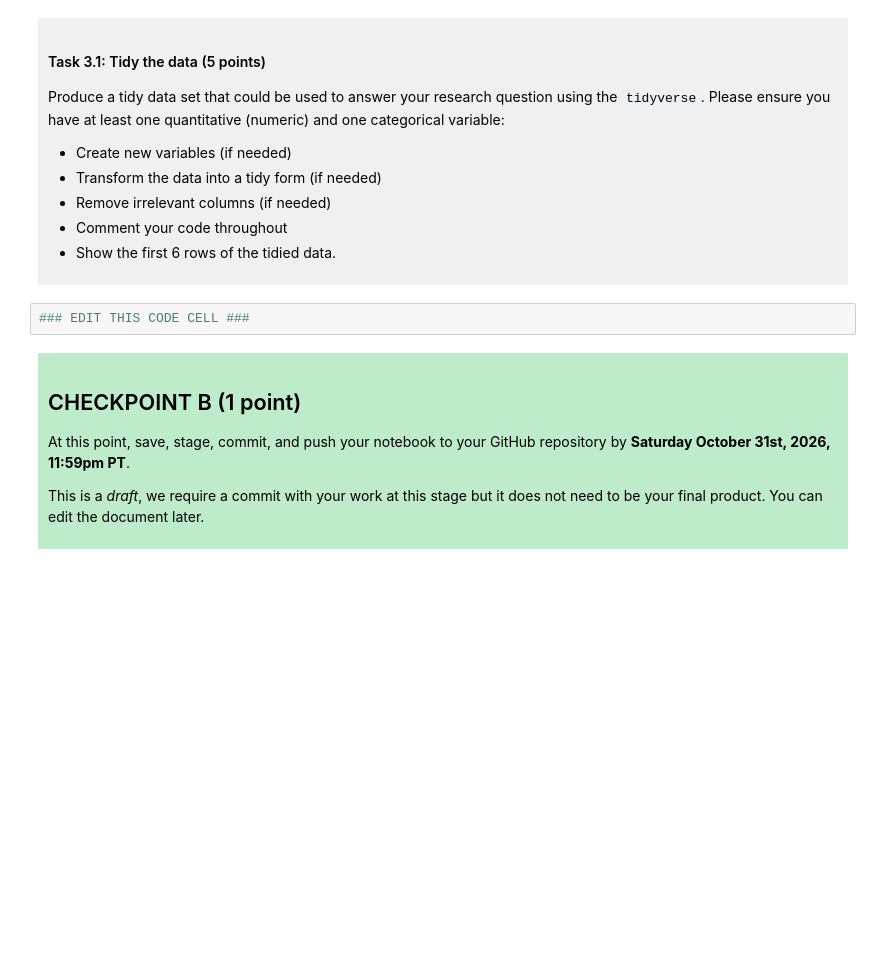
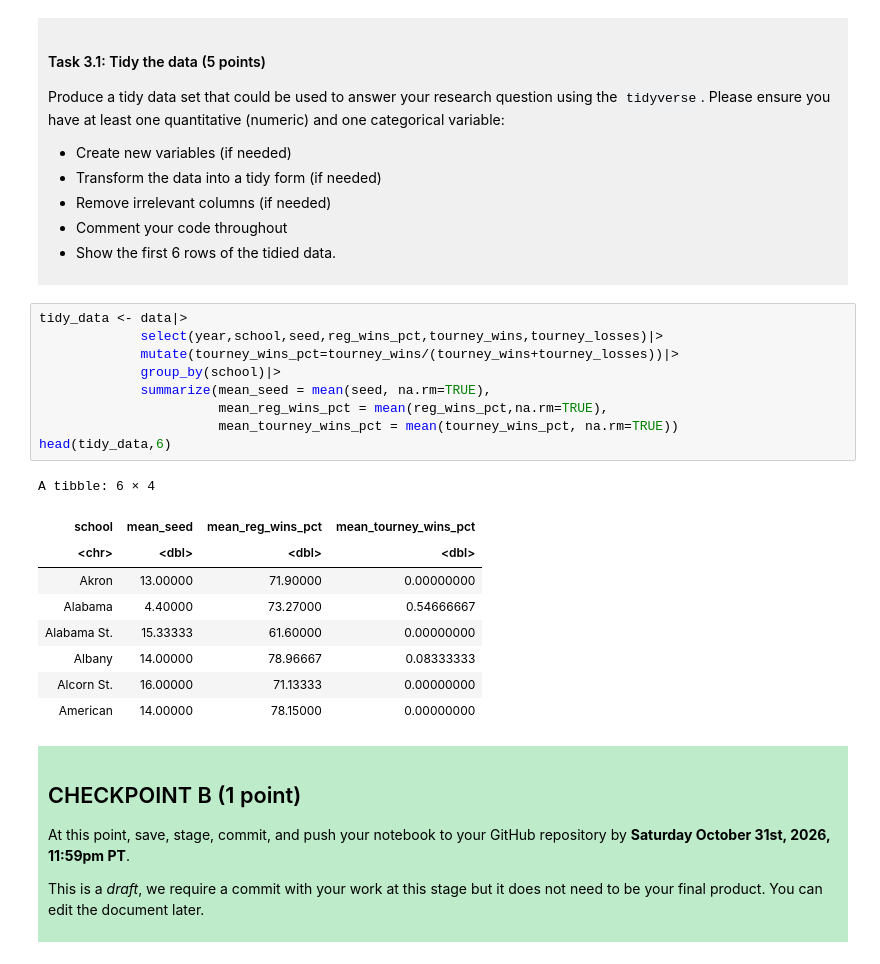
Before and after one commit to Philoww/dsci_100_Beixin_Wu, a Jupyter notebook: dsci-100-project-notebook.ipynb, the cells around one changed output. Drawn from its saved outputs; the diff is of its cells as text; blank space fills up the shorter version.

```diff
--- a/dsci-100-project-notebook.ipynb
+++ b/dsci-100-project-notebook.ipynb
@@ -189,7 +222,24 @@ Produce a tidy data set that could be used to answer your research question usin
 
 </div>
 # %%
-### EDIT THIS CODE CELL ###
+tidy_data <- data|>
+             select(year,school,seed,reg_wins_pct,tourney_wins,tourney_losses)|>
+             mutate(tourney_wins_pct=tourney_wins/(tourney_wins+tourney_losses))|>
+             group_by(school)|>
+             summarize(mean_seed = mean(seed, na.rm=TRUE),
+                       mean_reg_wins_pct = mean(reg_wins_pct,na.rm=TRUE),
+                       mean_tourney_wins_pct = mean(tourney_wins_pct, na.rm=TRUE))
+head(tidy_data,6)
+# %% [output]
+A tibble: 6 × 4
+| school | mean_seed | mean_reg_wins_pct | mean_tourney_wins_pct |
+| <chr> | <dbl> | <dbl> | <dbl> |
+| Akron | 13.00000 | 71.90000 | 0.00000000 |
+| Alabama | 4.40000 | 73.27000 | 0.54666667 |
+| Alabama St. | 15.33333 | 61.60000 | 0.00000000 |
+| Albany | 14.00000 | 78.96667 | 0.08333333 |
+| Alcorn St. | 16.00000 | 71.13333 | 0.00000000 |
+| American | 14.00000 | 78.15000 | 0.00000000 |
 # %% [markdown]
 <div style="background-color: #beebca; padding: 10px;">
 
```
Also changed, not shown: parts of 3 cells of this notebook.
